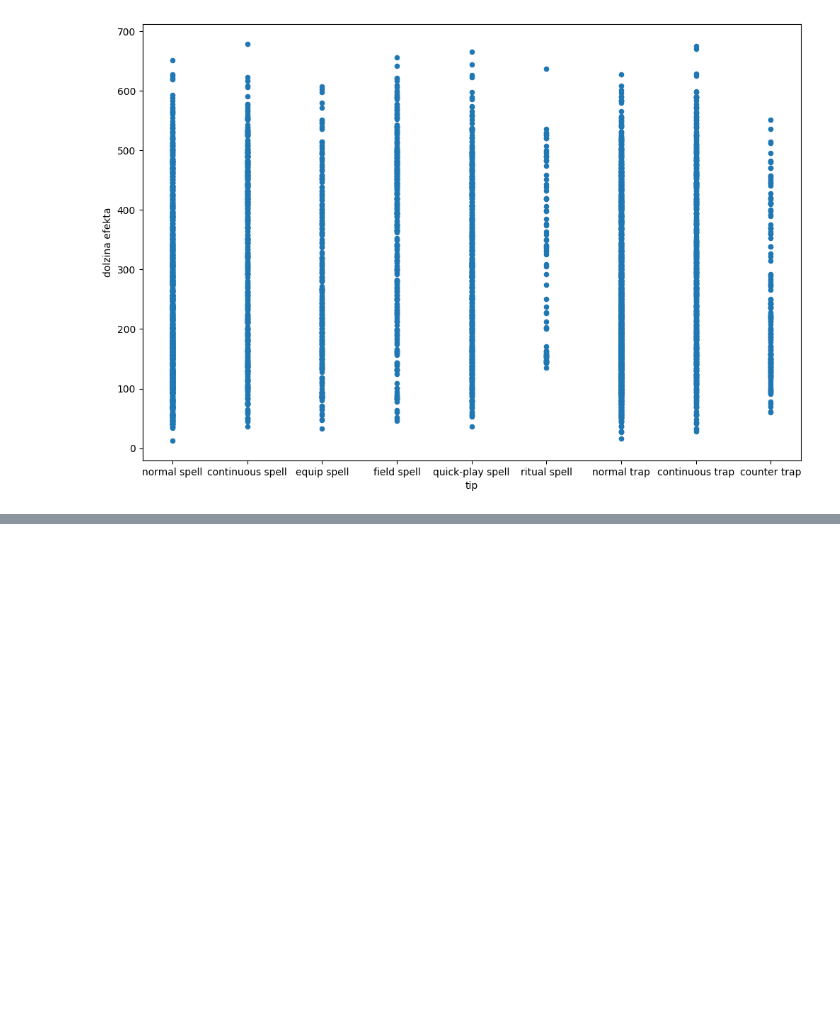
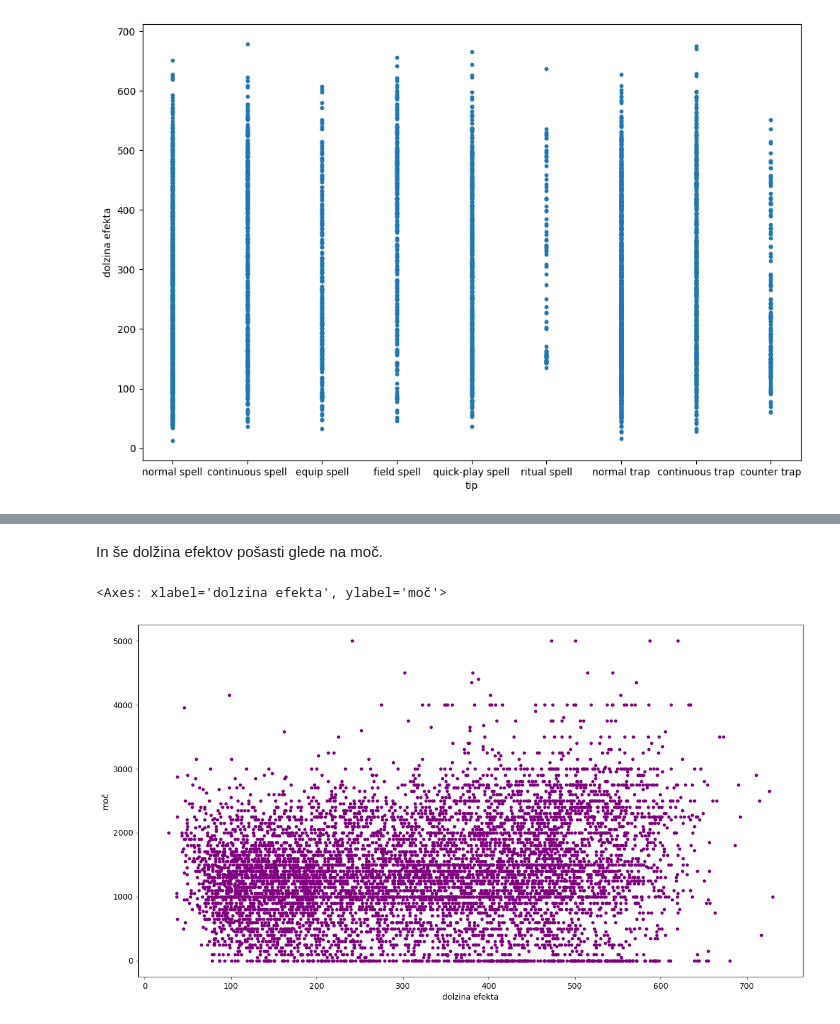
Before and after one commit to sawdem/Projektna-naloga, a Jupyter notebook: prikaz.ipynb, the cells around one changed output, grey strips where cells are left out. Saved outputs shown, nothing was run; the diff lists cells and outputs as text; code cells hidden in the pictures; blank space fills up the shorter version.

```diff
--- a/prikaz.ipynb
+++ b/prikaz.ipynb
@@ -113,0 +125,8 @@ spells_and_traps.plot.scatter(x="tip", y="dolzina efekta", figsize=(12, 8))
+# %% [markdown]
+In še dolžina efektov pošasti glede na moč.
+# %%
+monsters["dolzina efekta"] = monsters["efekt"].str.len()
+monsters[monsters["moč"] < 8000].plot.scatter(y="moč", x="dolzina efekta", figsize=(15, 8), color="purple", s=10)
+# %% [output]
+<Axes: xlabel='dolzina efekta', ylabel='moč'>
+[figure, added]
```
Also changed, not shown: parts of 6 cells of this notebook.
